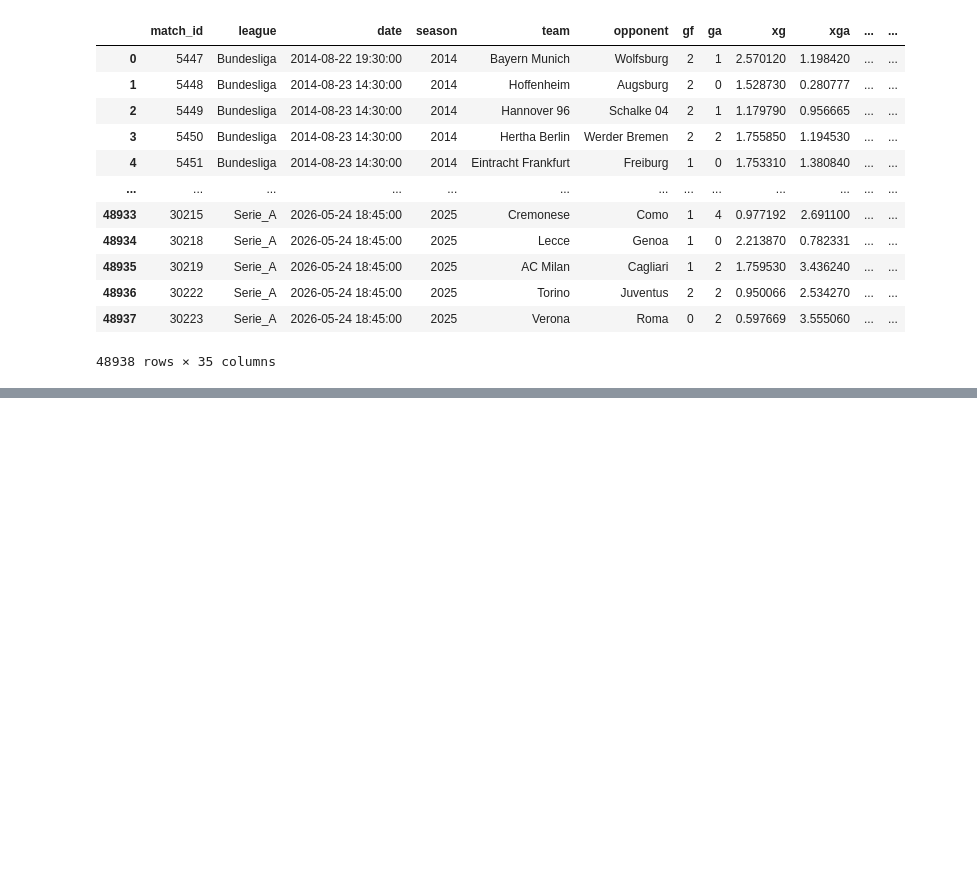
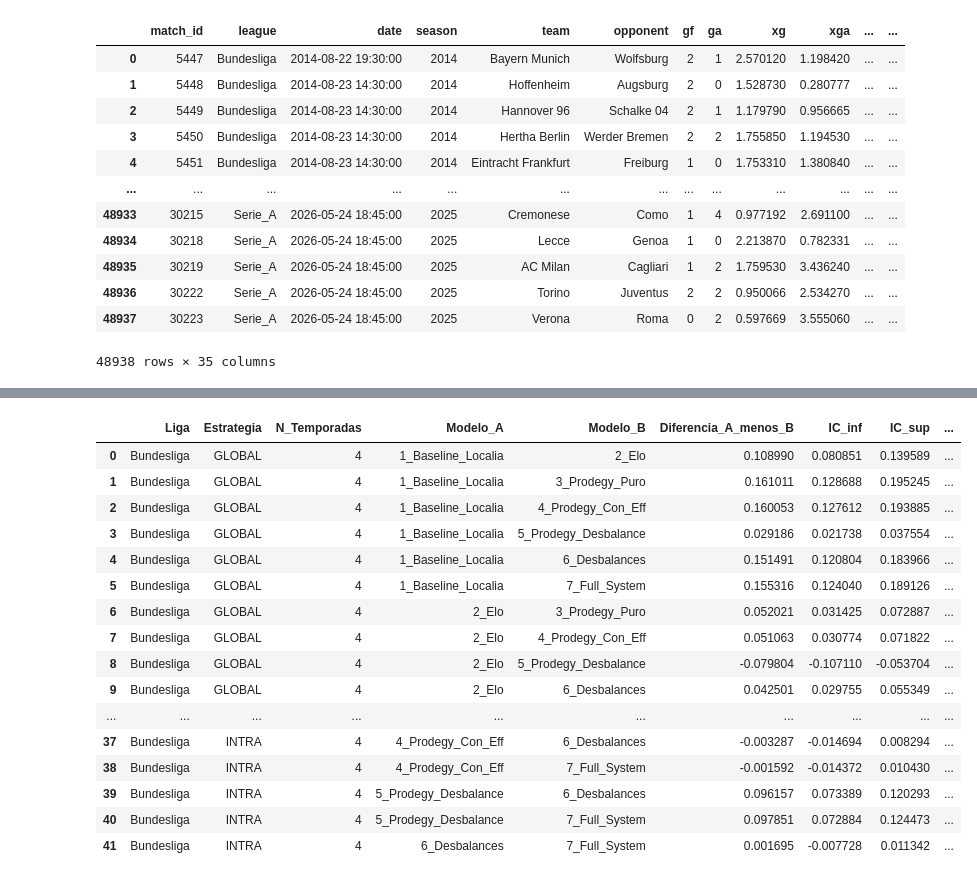
Before and after one commit to SantiDrelewicz/prode, a Jupyter notebook: notebooks/EvaluacionProde.ipynb, the cells around one changed output, grey strips where cells are left out. Saved outputs shown, nothing was run; the diff lists cells and outputs as text; code cells hidden in the pictures; blank space fills up the shorter version.

```diff
--- a/notebooks/EvaluacionProde.ipynb
+++ b/notebooks/EvaluacionProde.ipynb
@@ -458,0 +1273,24 @@ display(resultados["comparacion"])
+# %%
+display(
+    comparaciones_modelos["por_liga"].query(
+        "Liga == 'Bundesliga'"
+    )
+)
+# %% [output]
+|  | Liga | Estrategia | N_Temporadas | Modelo_A | Modelo_B | Diferencia_A_menos_B | IC_inf | IC_sup | ... |
+| 0 | Bundesliga | GLOBAL | 4 | 1_Baseline_Localia | 2_Elo | 0.108990 | 0.080851 | 0.139589 | ... |
+| 1 | Bundesliga | GLOBAL | 4 | 1_Baseline_Localia | 3_Prodegy_Puro | 0.161011 | 0.128688 | 0.195245 | ... |
+| 2 | Bundesliga | GLOBAL | 4 | 1_Baseline_Localia | 4_Prodegy_Con_Eff | 0.160053 | 0.127612 | 0.193885 | ... |
+| 3 | Bundesliga | GLOBAL | 4 | 1_Baseline_Localia | 5_Prodegy_Desbalance | 0.029186 | 0.021738 | 0.037554 | ... |
+| 4 | Bundesliga | GLOBAL | 4 | 1_Baseline_Localia | 6_Desbalances | 0.151491 | 0.120804 | 0.183966 | ... |
+| 5 | Bundesliga | GLOBAL | 4 | 1_Baseline_Localia | 7_Full_System | 0.155316 | 0.124040 | 0.189126 | ... |
+| 6 | Bundesliga | GLOBAL | 4 | 2_Elo | 3_Prodegy_Puro | 0.052021 | 0.031425 | 0.072887 | ... |
+| 7 | Bundesliga | GLOBAL | 4 | 2_Elo | 4_Prodegy_Con_Eff | 0.051063 | 0.030774 | 0.071822 | ... |
+| 8 | Bundesliga | GLOBAL | 4 | 2_Elo | 5_Prodegy_Desbalance | -0.079804 | -0.107110 | -0.053704 | ... |
+| 9 | Bundesliga | GLOBAL | 4 | 2_Elo | 6_Desbalances | 0.042501 | 0.029755 | 0.055349 | ... |
+| ... | ... | ... | ... | ... | ... | ... | ... | ... | ... |
+| 37 | Bundesliga | INTRA | 4 | 4_Prodegy_Con_Eff | 6_Desbalances | -0.003287 | -0.014694 | 0.008294 | ... |
+| 38 | Bundesliga | INTRA | 4 | 4_Prodegy_Con_Eff | 7_Full_System | -0.001592 | -0.014372 | 0.010430 | ... |
+| 39 | Bundesliga | INTRA | 4 | 5_Prodegy_Desbalance | 6_Desbalances | 0.096157 | 0.073389 | 0.120293 | ... |
+| 40 | Bundesliga | INTRA | 4 | 5_Prodegy_Desbalance | 7_Full_System | 0.097851 | 0.072884 | 0.124473 | ... |
+| 41 | Bundesliga | INTRA | 4 | 6_Desbalances | 7_Full_System | 0.001695 | -0.007728 | 0.011342 | ... |
```
Also changed, not shown: parts of 14 cells of this notebook.
